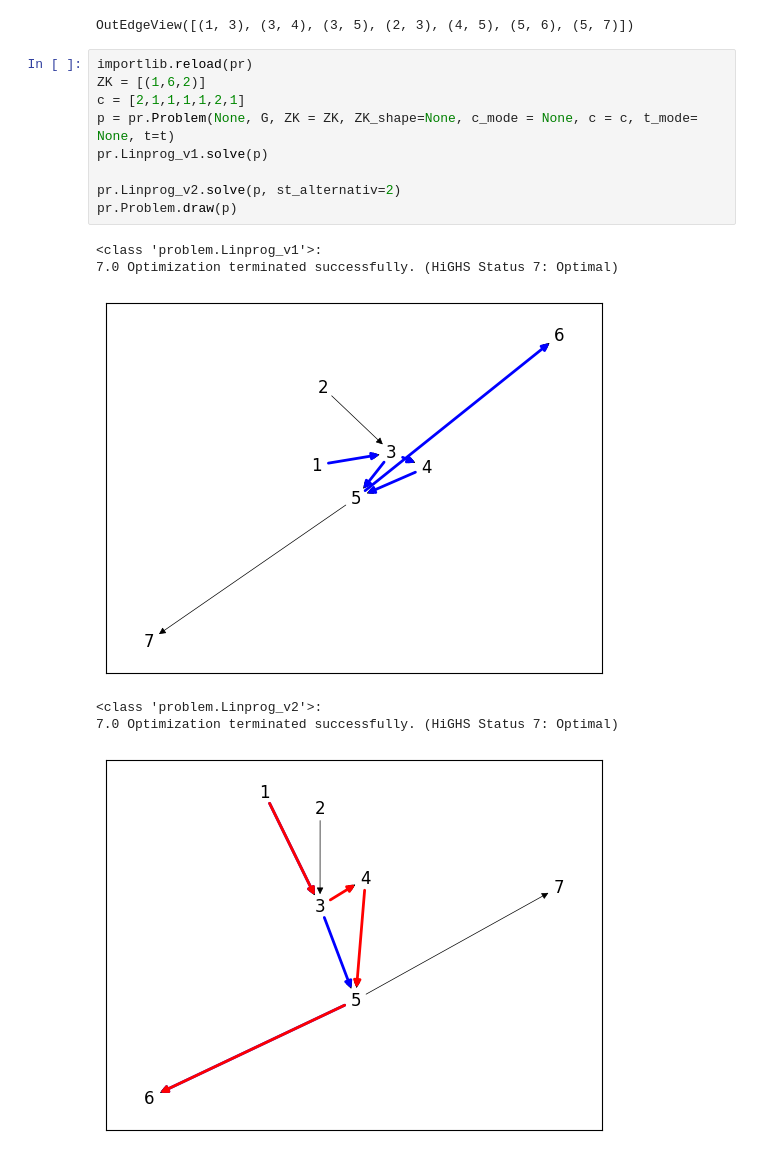
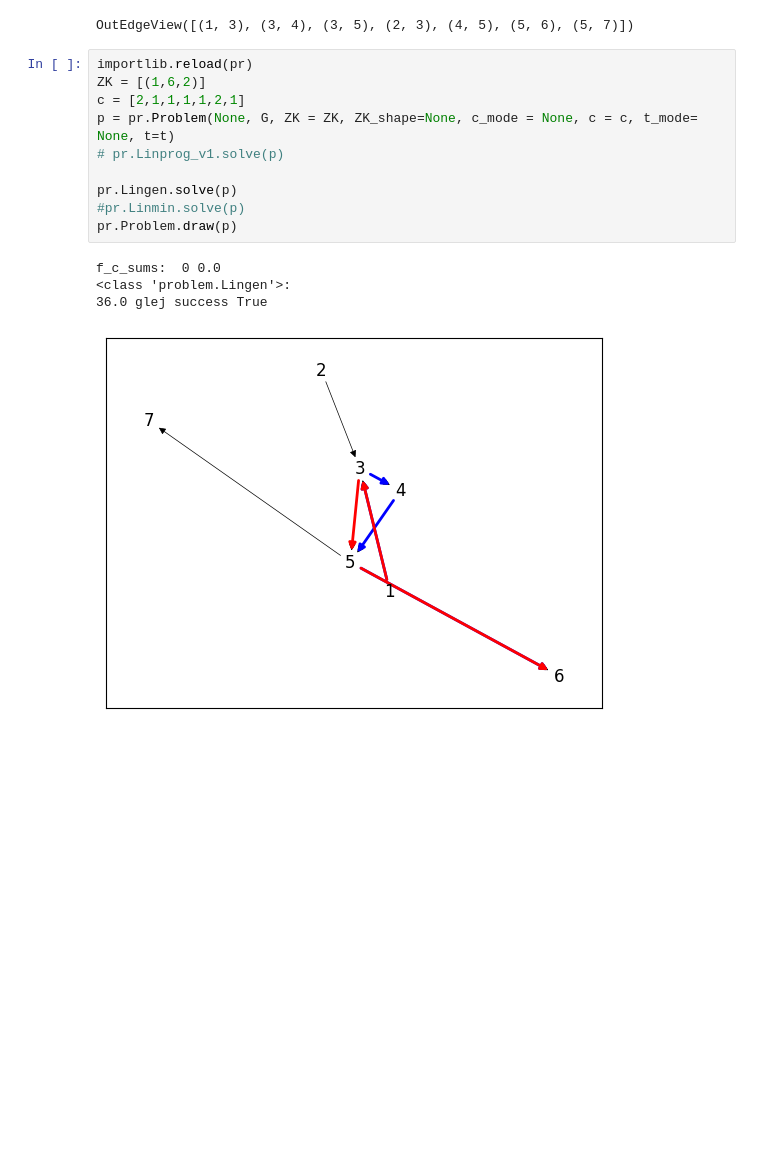
Before and after one commit to elgroselj/distributing_traffic, a Jupyter notebook: simple_primer.ipynb, the cells around one changed output. Drawn from its saved outputs; the diff is of its cells as text; blank space fills up the shorter version.

```diff
--- a/simple_primer.ipynb
+++ b/simple_primer.ipynb
@@ -205,16 +203,15 @@ OutEdgeView([(1, 3), (3, 4), (3, 5), (2, 3), (4, 5), (5, 6), (5, 7)])
 # %%
 importlib.reload(pr)
 ZK = [(1,6,2)]
 c = [2,1,1,1,1,2,1]
 p = pr.Problem(None, G, ZK = ZK, ZK_shape=None, c_mode = None, c = c, t_mode= None, t=t)
-pr.Linprog_v1.solve(p)
+# pr.Linprog_v1.solve(p)
 
-pr.Linprog_v2.solve(p, st_alternativ=2)
+pr.Lingen.solve(p)
+#pr.Linmin.solve(p)
 pr.Problem.draw(p)
 # %% [output]
-<class 'problem.Linprog_v1'>:
-7.0 Optimization terminated successfully. (HiGHS Status 7: Optimal)
+f_c_sums:  0 0.0
+<class 'problem.Lingen'>:
+36.0 glej success True
-[figure, old version]
+[figure, new version]
-<class 'problem.Linprog_v2'>:
-7.0 Optimization terminated successfully. (HiGHS Status 7: Optimal)
-[figure, removed]
```
Also changed, not shown: parts of 6 cells of this notebook, 3 other files.
